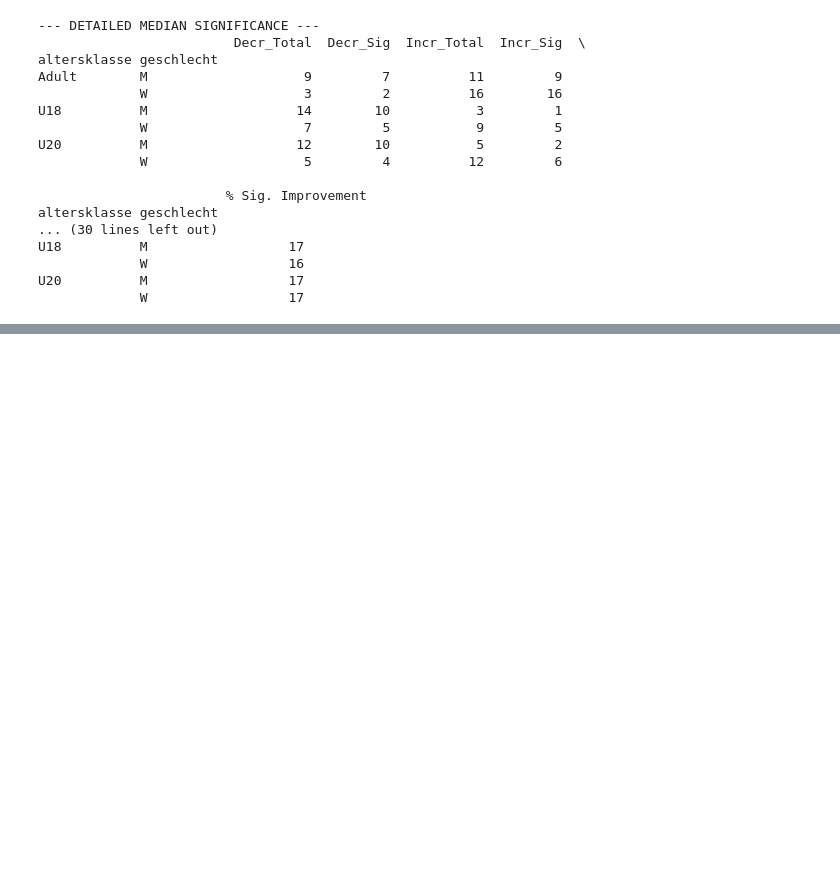
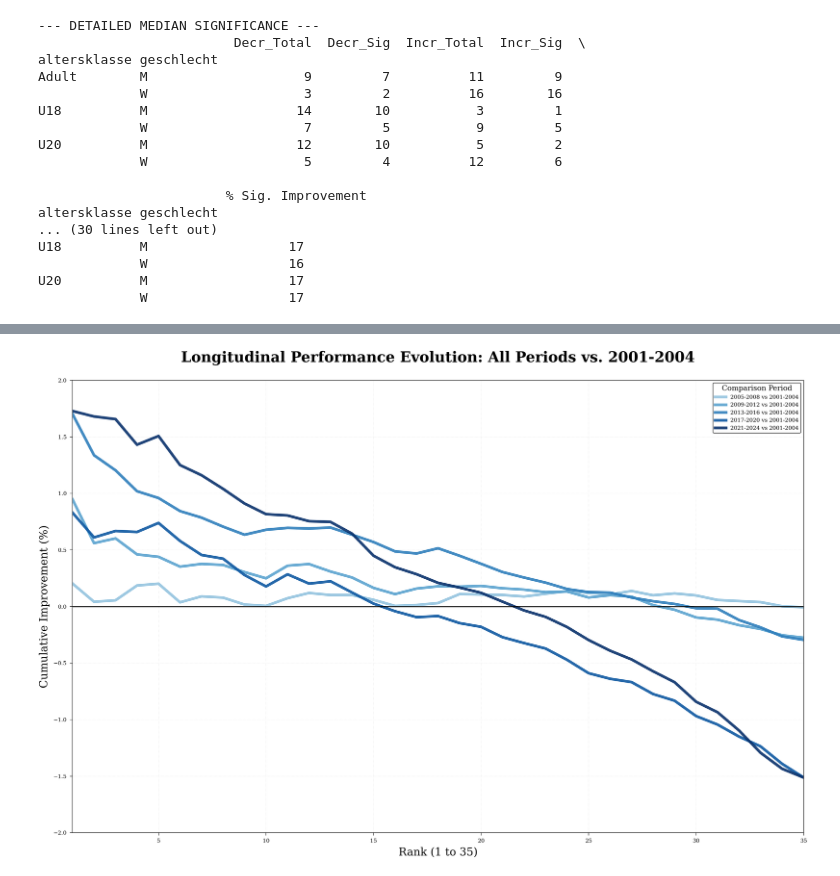
Before and after one commit to maxwernz/Data-Literacy, a Jupyter notebook: mattis/trendAnalysis/gapAnalysis.ipynb, the cells around one changed output, grey strips where cells are left out. Cells and saved outputs as stored; diff of their text form; code cells hidden in the pictures; blank space fills up the shorter version.

```diff
--- a/mattis/trendAnalysis/gapAnalysis.ipynb
+++ b/mattis/trendAnalysis/gapAnalysis.ipynb
@@ -621,0 +642,56 @@ U20          M                  17
+# %%
+
+# 1. Define the Baseline and Comparison Periods
+# Assumes 'data_all' is your main dataframe with 'jahr', 'rank', and 'iaaf_score'
+def get_period(year):
+    if 2001 <= year <= 2004: return "2001-2004"
+    if 2005 <= year <= 2008: return "2005-2008"
+    if 2009 <= year <= 2012: return "2009-2012"
+    if 2013 <= year <= 2016: return "2013-2016"
+    if 2017 <= year <= 2020: return "2017-2020"
+    if 2021 <= year <= 2024: return "2021-2024"
+    return None
+
+data_all['period'] = data_all['jahr'].apply(get_period)
+df_filtered = data_all[data_all['period'].notna()]
+
+# 2. Calculate Mean Score per Rank per Period (Aggregating all disciplines/ages)
+overall_means = df_filtered.groupby(['period', 'rank'])['iaaf_score'].mean().unstack(level=0)
+
+# 3. Calculate % Change Relative to 2001-2004
+baseline = "2001-2004"
+# (Current Period - Baseline) / Baseline * 100
+overall_diff = overall_means.apply(lambda x: (x - overall_means[baseline]) / overall_means[baseline] * 100)
+
+# 4. Setup the Plot
+plt.figure(figsize=(12, 8))
+plot_periods = [p for p in overall_diff.columns if p != baseline]
+
+# Create a chronological color map (Blues or Viridis work well)
+colors = plt.cm.Blues(np.linspace(0.4, 1.0, len(plot_periods)))
+
+# 5. Plot each period vs the baseline
+for i, period in enumerate(plot_periods):
+    plt.plot(
+        overall_diff.index,
+        overall_diff[period],
+        label=f"{period} vs {baseline}",
+        color=colors[i],
+        linewidth=3,
+        alpha=0.9
+    )
+
+# 6. Formatting
+plt.axhline(0, color='black', linestyle='-', linewidth=1.5, alpha=0.8)
+plt.title("Longitudinal Performance Evolution: All Periods vs. 2001-2004", fontsize=16, pad=20, fontweight='bold')
+plt.ylabel("Cumulative Improvement (%)", fontsize=12)
+plt.xlabel("Rank (1 to 35)", fontsize=12)
+plt.xlim(1, 35)
+plt.ylim(-2, 2) # Adjust based on your actual data spread
+plt.grid(True, linestyle=':', alpha=0.3)
+plt.legend(title="Comparison Period", loc='upper right', framealpha=1.0)
+
+plt.tight_layout()
+plt.show()
+# %% [output]
+[figure, added]
```
Also changed, not shown: parts of 11 cells of this notebook.
